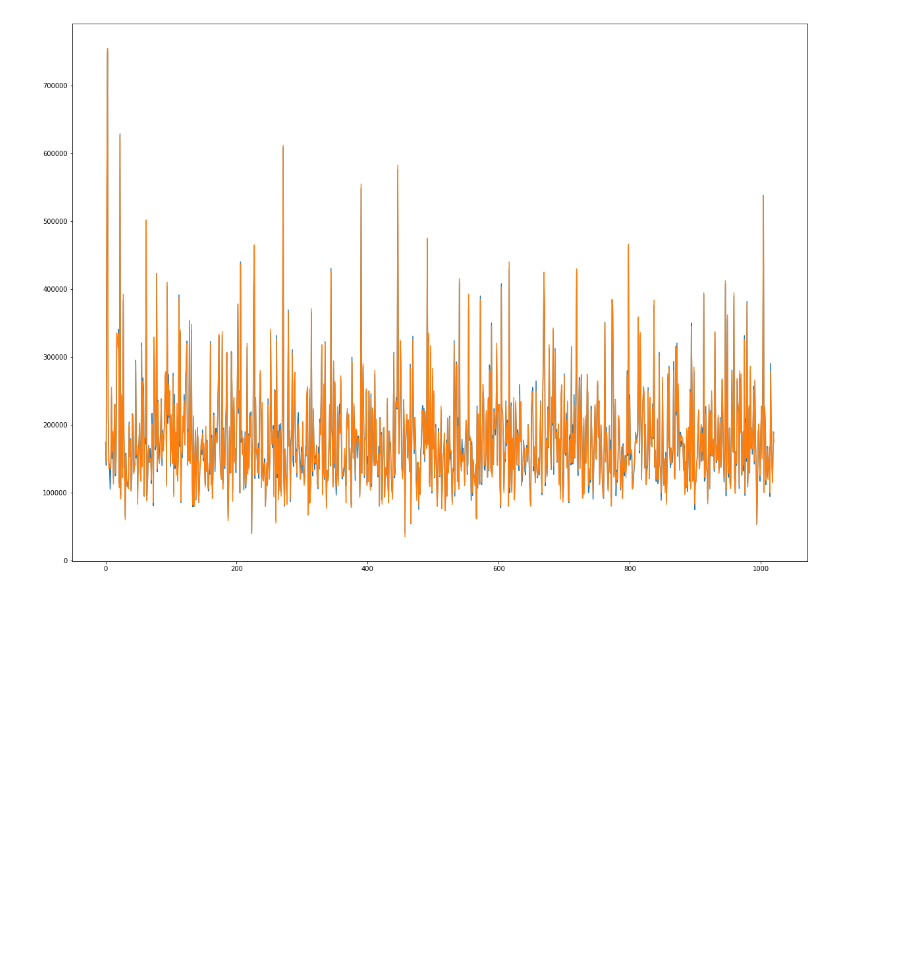
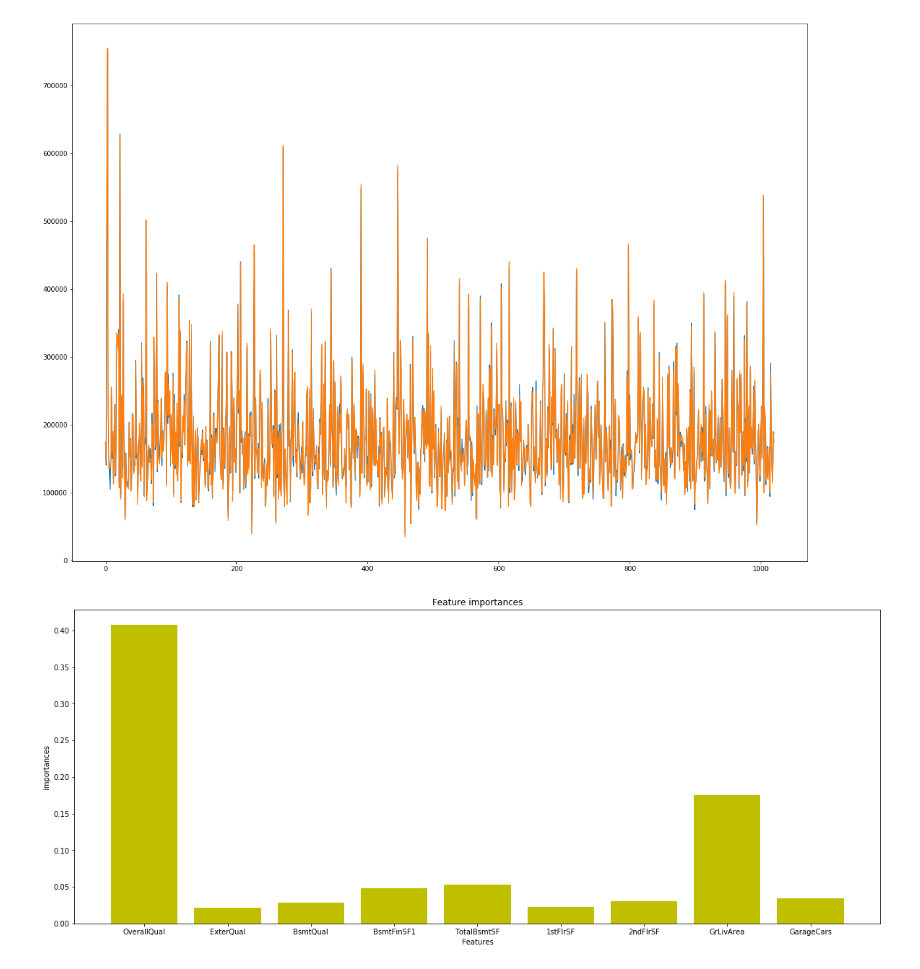
Before and after one commit to Yaohua-Chang/ML-Final-Project, a Jupyter notebook: Tamer/Week 2 Feature selection.ipynb, the cells around one changed output. Saved outputs shown, nothing was run; the diff lists cells and outputs as text; code cells hidden in the pictures; blank space fills up the shorter version.

```diff
--- a/Tamer/Week 2 Feature selection.ipynb
+++ b/Tamer/Week 2 Feature selection.ipynb
@@ -64,3 +78,16 @@ plt.plot(y_train.values)
 # %% [output]
 [<matplotlib.lines.Line2D at 0x...>]
 [figure]
+# %%
+imp_cols = x.columns[GBR.feature_importances_ > 0.02]
+vals = GBR.feature_importances_[GBR.feature_importances_ > 0.02]
+
+plt.figure(figsize=(20,8))
+plt.title("Feature importances")
+plt.bar(imp_cols,vals,
+       color="y",  align="center")
+plt.xlabel('Features')
+plt.ylabel('importances')
+plt.show()
+# %% [output]
+[figure, added]
```
Also changed, not shown: parts of 3 cells of this notebook, 1 other file.
